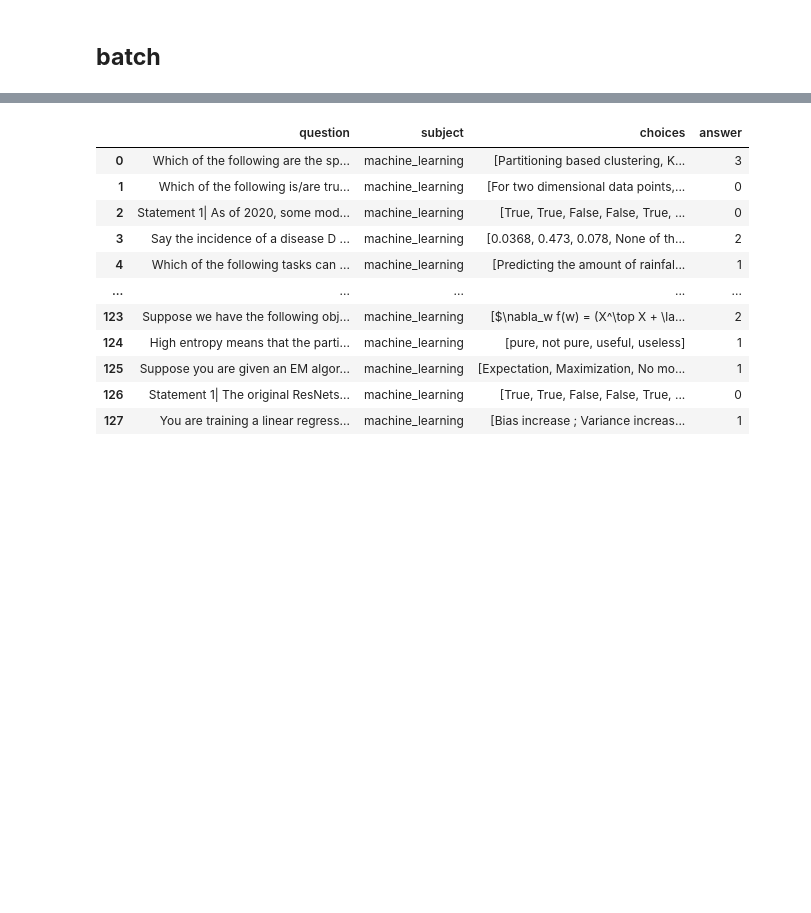
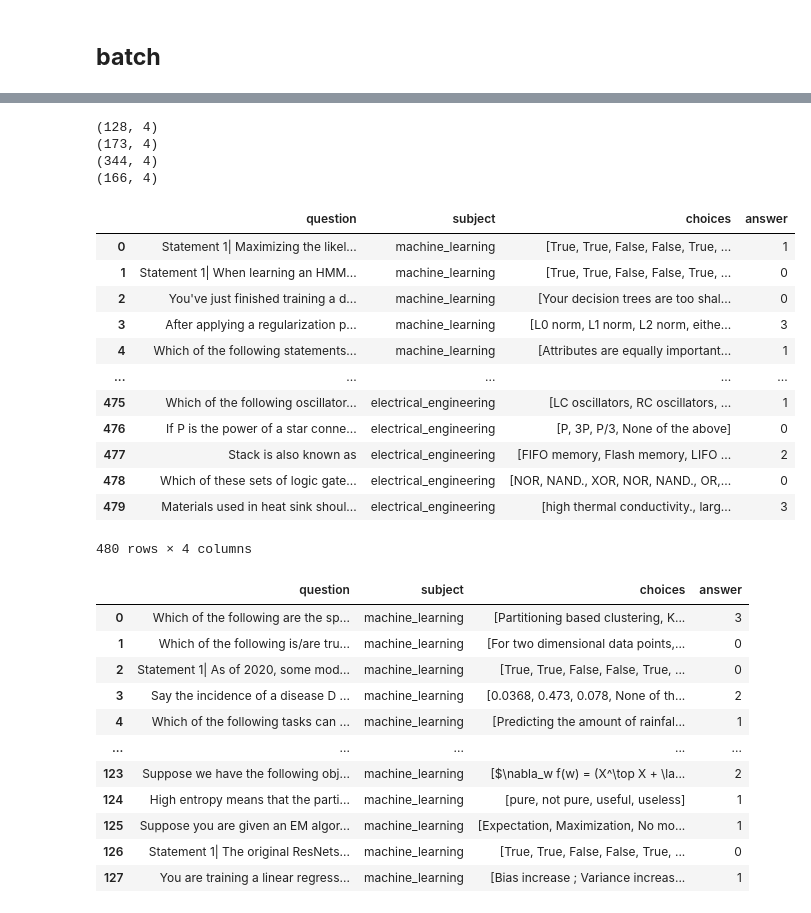
Before and after one commit to nxxk23/AI-Engineer, a Jupyter notebook: inetmodel_base.ipynb, the cells around one changed output, grey strips where cells are left out. Cells and saved outputs as stored; diff of their text form; code cells hidden in the pictures; blank space fills up the shorter version.

```diff
--- a/inetmodel_base.ipynb
+++ b/inetmodel_base.ipynb
@@ -408,3 +414,33 @@ def batch_process(df, process_func, mmluprompt, model_params, api_url, api_key,
+# %%
+print(df[df['subject']=='machine_learning'].shape)
+print(df[df['subject']=='astronomy'].shape)
+print(df[df['subject']=='nutrition'].shape)
+print(df[df['subject']=='electrical_engineering'].shape)
+# %% [output]
+(128, 4)
+(173, 4)
+(344, 4)
+(166, 4)
+# %%
+# Specify subjects to sample from
+subjects = ['machine_learning','astronomy','nutrition', 'electrical_engineering']
+# subjects = df['subject'].unique().tolist()
+sample_df = sample_subject_rows(df, subjects, n=120)
+sample_df
+# %% [output]
+|  | question | subject | choices | answer |
+| 0 | Statement 1| Maximizing the likel... | machine_learning | [True, True, False, False, True, ... | 1 |
+| 1 | Statement 1| When learning an HMM... | machine_learning | [True, True, False, False, True, ... | 0 |
+| 2 | You've just finished training a d... | machine_learning | [Your decision trees are too shal... | 0 |
+| 3 | After applying a regularization p... | machine_learning | [L0 norm, L1 norm, L2 norm, eithe... | 3 |
+| 4 | Which of the following statements... | machine_learning | [Attributes are equally important... | 1 |
+| ... | ... | ... | ... | ... |
+| 475 | Which of the following oscillator... | electrical_engineering | [LC oscillators, RC oscillators, ... | 1 |
+| 476 | If P is the power of a star conne... | electrical_engineering | [P, 3P, P/3, None of the above] | 0 |
+| 477 | Stack is also known as | electrical_engineering | [FIFO memory, Flash memory, LIFO ... | 2 |
+| 478 | Which of these sets of logic gate... | electrical_engineering | [NOR, NAND., XOR, NOR, NAND., OR,... | 0 |
+| 479 | Materials used in heat sink shoul... | electrical_engineering | [high thermal conductivity., larg... | 3 |
+480 rows × 4 columns
 # %%
 # Specify subjects to sample from
 subjects = ['machine_learning']
```
Also changed, not shown: parts of 22 cells of this notebook.
